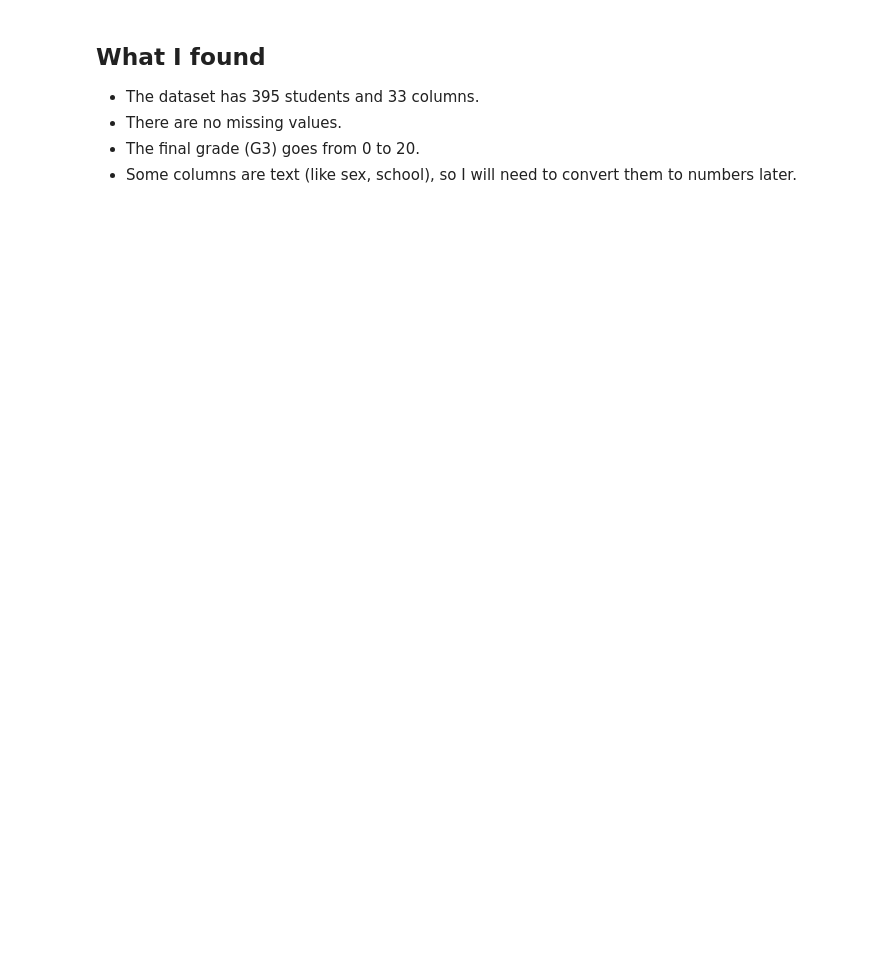
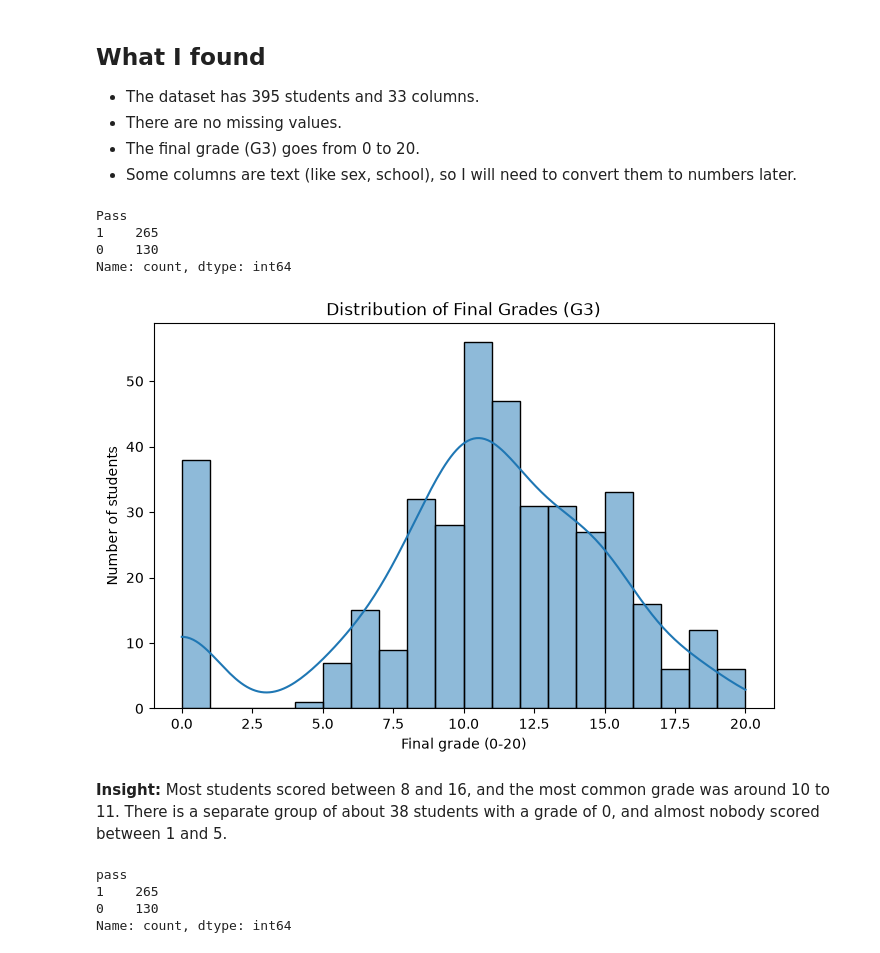
Before and after one commit to UshaniDhanushika/student-performance-predictor, a Jupyter notebook: notebooks/01_eda.ipynb, the cells around one changed output. Saved outputs shown, nothing was run; the diff lists cells and outputs as text; code cells hidden in the pictures; blank space fills up the shorter version.

Commit message:
add charts and insights

```diff
--- a/notebooks/01_eda.ipynb
+++ b/notebooks/01_eda.ipynb
@@ -134,3 +134,32 @@ df.describe()
 - There are no missing values.
 - The final grade (G3) goes from 0 to 20.
 - Some columns are text (like sex, school), so I will need to convert them to numbers later.
+# %%
+df["Pass"] = (df["G3"] >= 10).astype(int)
+df["Pass"].value_counts()
+# %% [output]
+Pass
+1    265
+0    130
+Name: count, dtype: int64
+# %%
+plt.figure(figsize=(8, 5))
+sns.histplot(df["G3"], bins=20, kde=True)
+plt.title("Distribution of Final Grades (G3)")
+plt.xlabel("Final grade (0-20)")
+plt.ylabel("Number of students")
+plt.show()
+# %% [output]
+[figure, added]
+# %% [markdown]
+**Insight:** Most students scored between 8 and 16, and the most common
+grade was around 10 to 11. There is a separate group of about 38 students
+with a grade of 0, and almost nobody scored between 1 and 5.
+# %%
+df["pass"] = (df["G3"] >= 10).astype(int)
+df["pass"].value_counts()
+# %% [output]
+pass
+1    265
+0    130
+Name: count, dtype: int64
```
Also changed, not shown: parts of 11 cells of this notebook.
